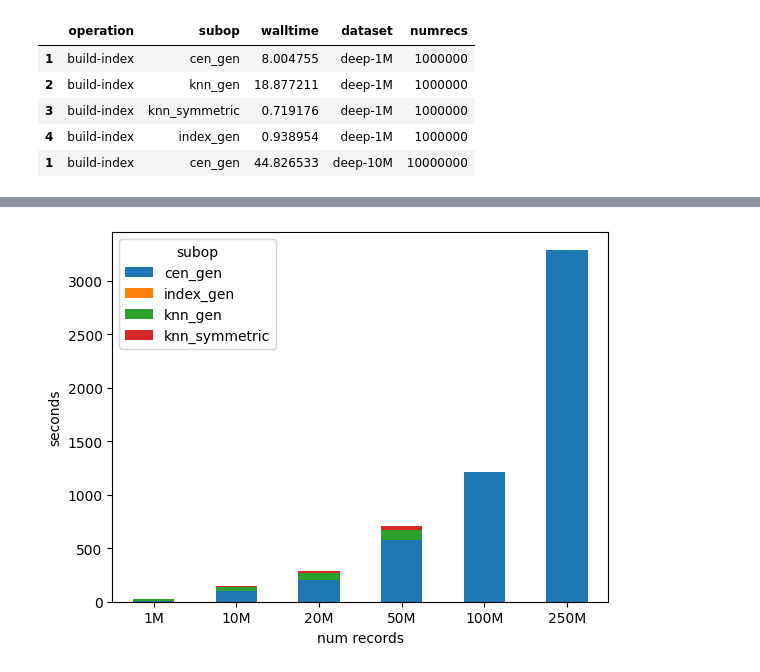
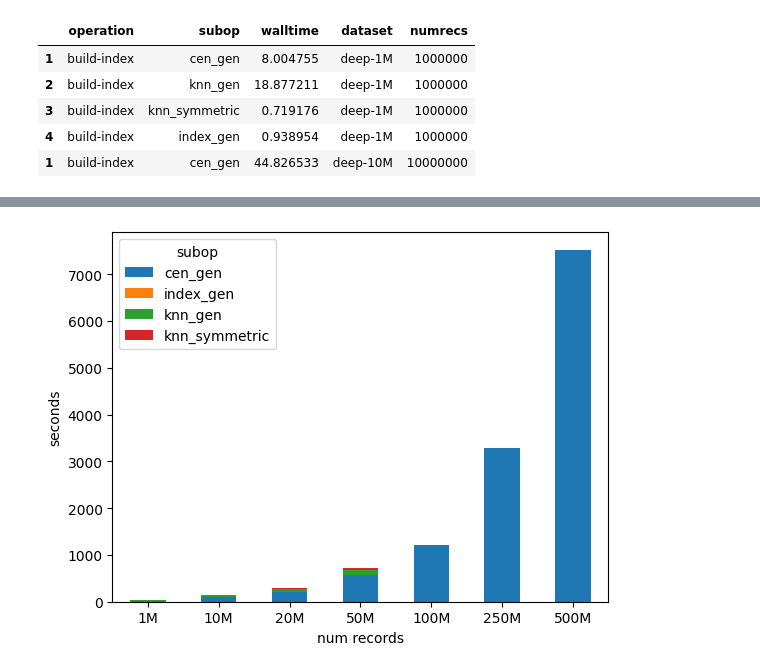
Before and after one commit to iamsabhoho/hnswlib, a Jupyter notebook: gsi/hnswlib_test/analyze.ipynb, the cells around one changed output, grey strips where cells are left out. Drawn from its saved outputs; the diff is of its cells as text; code cells hidden in the pictures.

```diff
--- a/gsi/hnswlib_test/analyze.ipynb
+++ b/gsi/hnswlib_test/analyze.ipynb
@@ -652,17 +659,17 @@ v_df
 # %%
 
 fig, ax = plt.subplots()
 
 g_pivot.plot(kind='bar', stacked=True, ax=ax)
 v_df.sort_values(['numrecs'])['walltime'].plot(kind='bar', ax=ax)
 plt.ylabel('seconds')
 plt.xlabel('num records')
 
-plt.xticks(np.arange(6), ['1M', '10M', '20M', '50M', '100M', '250M', '500M'], rotation=360)
+plt.xticks(np.arange(7), ['1M', '10M', '20M', '50M', '100M', '250M', '500M'], rotation=360)
 
 plt.show()
 # %% [output]
-[figure, old version]
+[figure, new version]
 # %%
 g_pivot['vanilla'] = v_df.sort_values(['numrecs'])['walltime'].tolist()
 g_pivot
```
Also changed, not shown: parts of 18 cells of this notebook.
